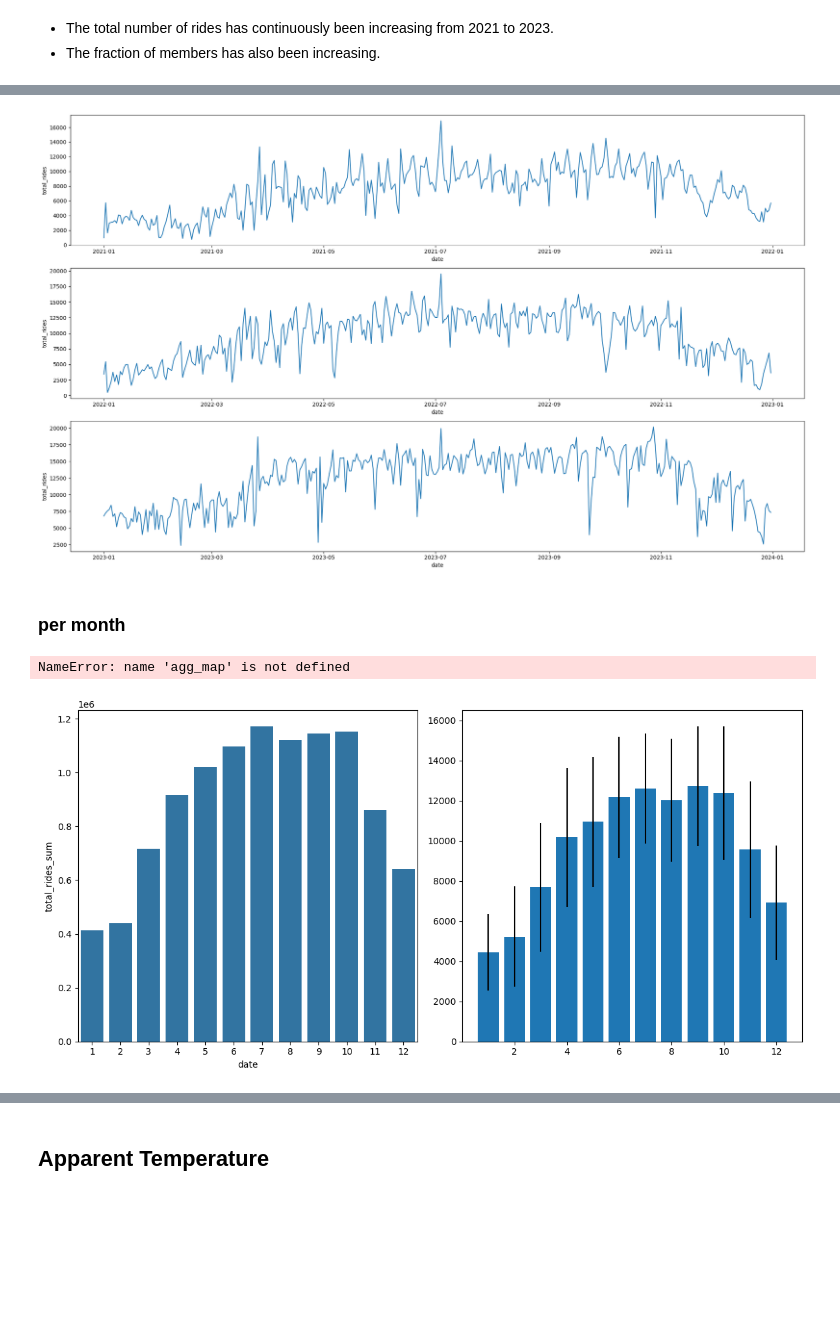
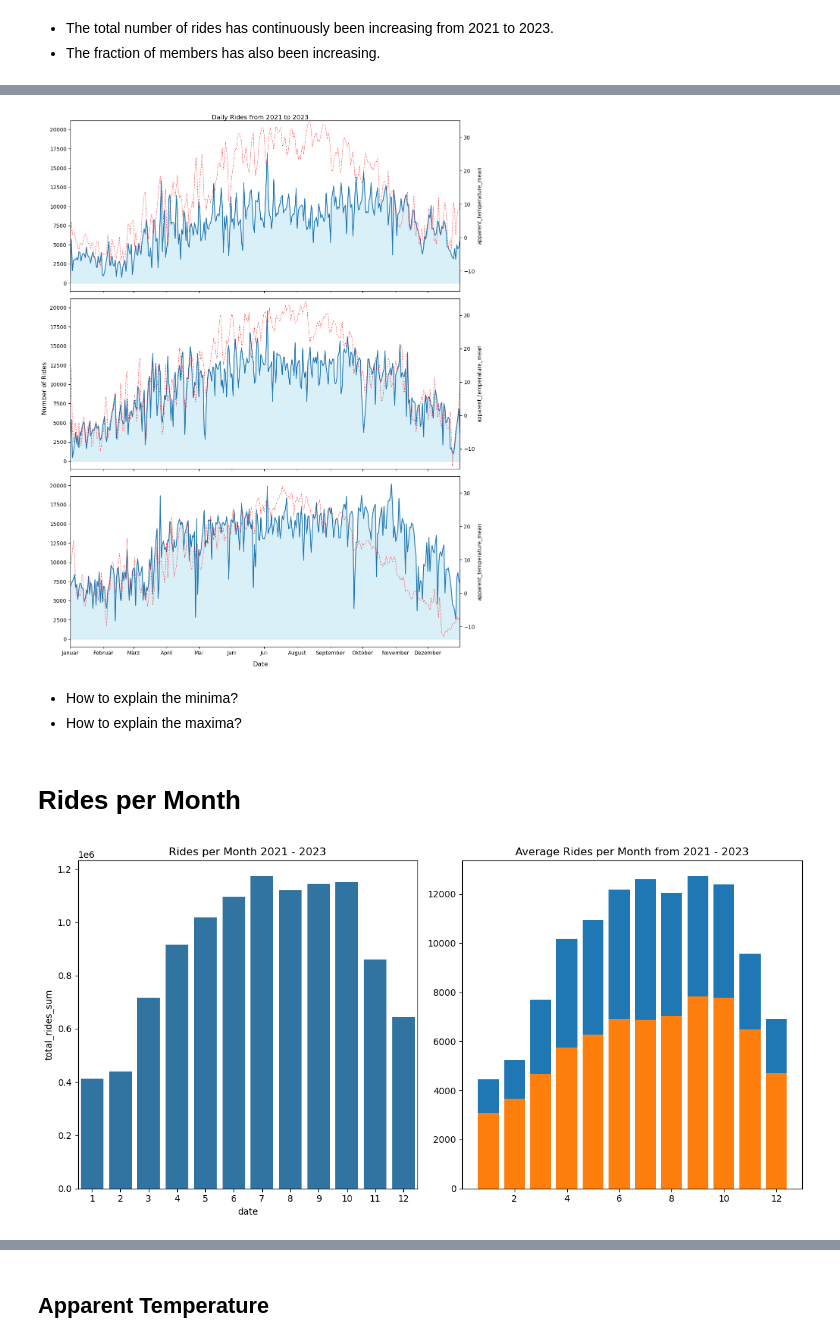
Before and after one commit to olemir/Project-3_bikesharing, a Jupyter notebook: notebooks/2-eda.ipynb, the cells around one changed output, grey strips where cells are left out. Cells and saved outputs as stored; diff of their text form; code cells hidden in the pictures; blank space fills up the shorter version.

```diff
--- a/notebooks/2-eda.ipynb
+++ b/notebooks/2-eda.ipynb
@@ -126,0 +116,6 @@ plt.show()
+# %%
+years = [2021, 2022, 2023]
+data_daily_peryear = [data_daily[data_daily.date.dt.year==year] for year in years]
+# data_daily_2021 = data_daily[data_daily.date.dt.year==2021]
+# data_daily_2022 = data_daily[data_daily.date.dt.year==2022]
+# data_daily_2023 = data_daily[data_daily.date.dt.year==2023]
@@ -127,32 +146,50 @@ plt.show()
 # %%
-fig, ax = plt.subplots(3, 1, figsize=(20,12))
+fig, ax = plt.subplots(3, 1, figsize=(12,15), sharey=True)
 ax = ax.flatten()
 
-plot = sns.lineplot(data=data_daily[data_daily.date.dt.year==2021], x='date', y='total_rides', ax=ax[0])
-plot = sns.lineplot(data=data_daily[data_daily.date.dt.year==2022], x='date', y='total_rides', ax=ax[1])
-plot = sns.lineplot(data=data_daily[data_daily.date.dt.year==2023], x='date', y='total_rides', ax=ax[2])
+# sharex does not work, so: remove labels on ax[0] and ax[1]
+for i, (data, year, a) in enumerate(zip(data_daily_peryear, years, ax)):
+    a2 = a.twinx()
+    a2.set_ylim([-16, 35])
+    sns.lineplot(data, x='date', y='total_rides', ax=a)
+    sns.lineplot(data, x='date', y='apparent_temperature_mean', color='r', linestyle='dotted', linewidth=1, ax=a2)
+    a.fill_between(data['date'], data['total_rides'], 0, color='skyblue', alpha=0.3, label='Area above zero')
+    a.set_xlabel('')
+    a.set_ylabel('')
+    a.set_xticklabels([])
+    a.set_xticks([datetime.datetime(year, i, 1) for i in range(1,13)])
+    a.set_xlim([datetime.datetime(year, 1, 1), datetime.datetime(year, 12, 31)])
+
+
+ax[-1].set_xticklabels(MONTHS)
+# ax[-1].set_xlabel('Date')
+# ax[-1].set_ylabel('Count')
+
+plt.suptitle('Daily Rides from 2021 to 2023')
+fig.supxlabel('Date')
+fig.supylabel('Number of Rides')
 
 plt.tight_layout()
 plt.show()
 # %% [output]
-[figure, old version]
+[figure, new version]
+# %% [markdown]
+- How to explain the minima?
+- How to explain the maxima?
 # %% [markdown]
-### per month
+# Rides per Month
-# %%
-data_daily_month = data_daily.groupby(by=data_daily.date.dt.month).agg(agg_map)
-data_daily_month.columns = data_daily_month.columns.map('_'.join)
-data_daily_month = data_daily_month.rename(columns={'wmo_code_<lambda>':'wmo_codes'})
-data_daily_month.head()
-# %% [output]
-NameError: name 'agg_map' is not defined
 # %%
 fig, ax = plt.subplots(1, 2, figsize=(12,6))
 
+ax[0].set_title('Rides per Month 2021 - 2023')
 sns.barplot(ax=ax[0], data=data_daily_month, x='date', y='total_rides_sum')
-# sns.barplot(ax=ax[1], data=data_daily_month, x='date', y='total_rides_mean')
-plt.bar(x=data_daily_month.index, height=data_daily_month.total_rides_mean, yerr=data_daily_month.total_rides_std)
+
+# TODO configure x-axis, set labels
+ax[1].set_title('Average Rides per Month from 2021 - 2023')
 # plt.errorbar(x=data_daily_month.index, y=data_daily_month.total_rides_mean, yerr=data_daily_month.total_rides_std)
+plot = plt.bar(x=data_daily_month.index, height=data_daily_month.total_rides_mean)#, yerr=data_daily_month.total_rides_std)
+plot = plt.bar(x=data_daily_month.index, height=data_daily_month.member_mean)
 
 plt.tight_layout()
 # %% [output]
-[figure, old version]
+[figure, new version]
```
Also changed, not shown: parts of 26 cells of this notebook, 8 other files.
